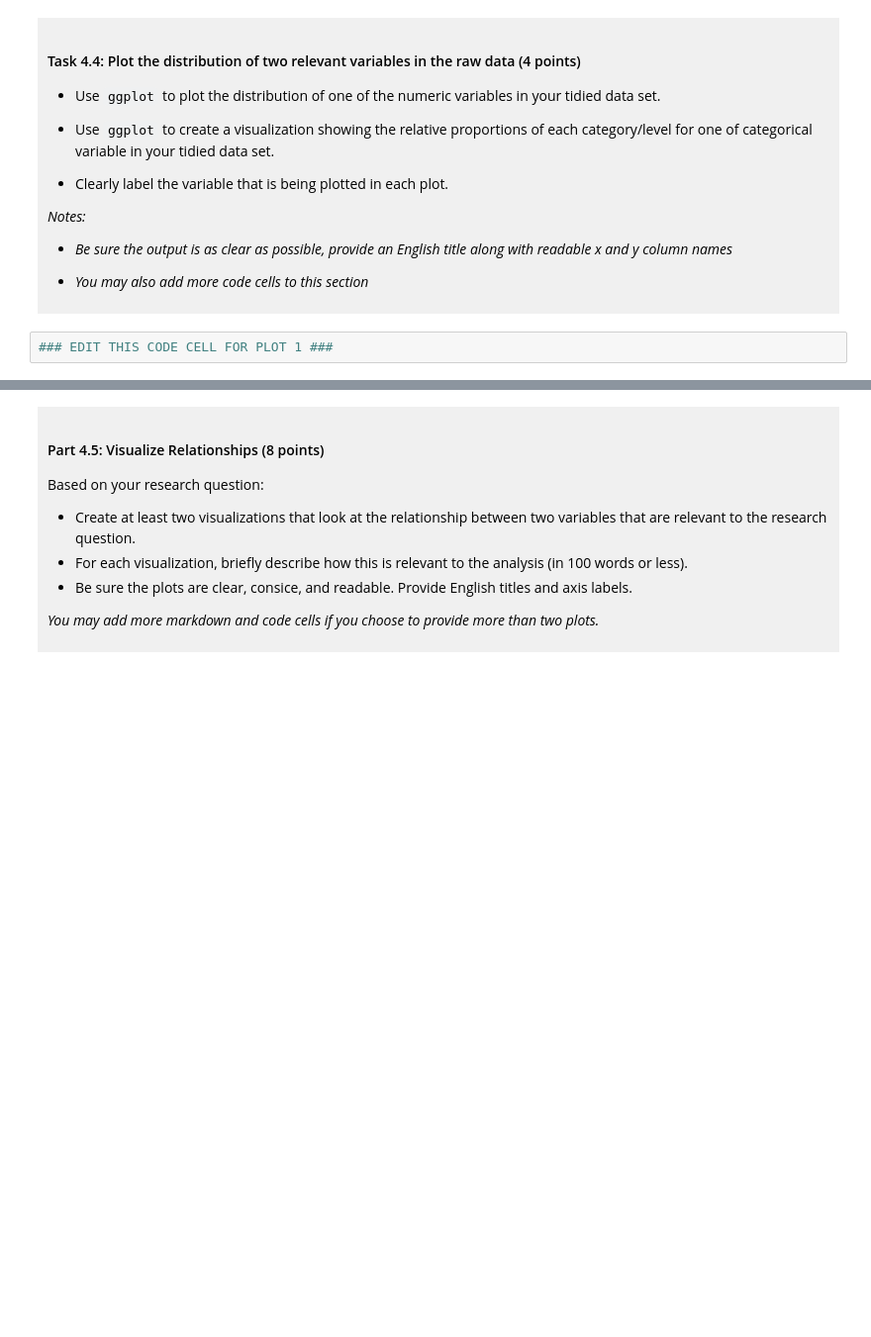
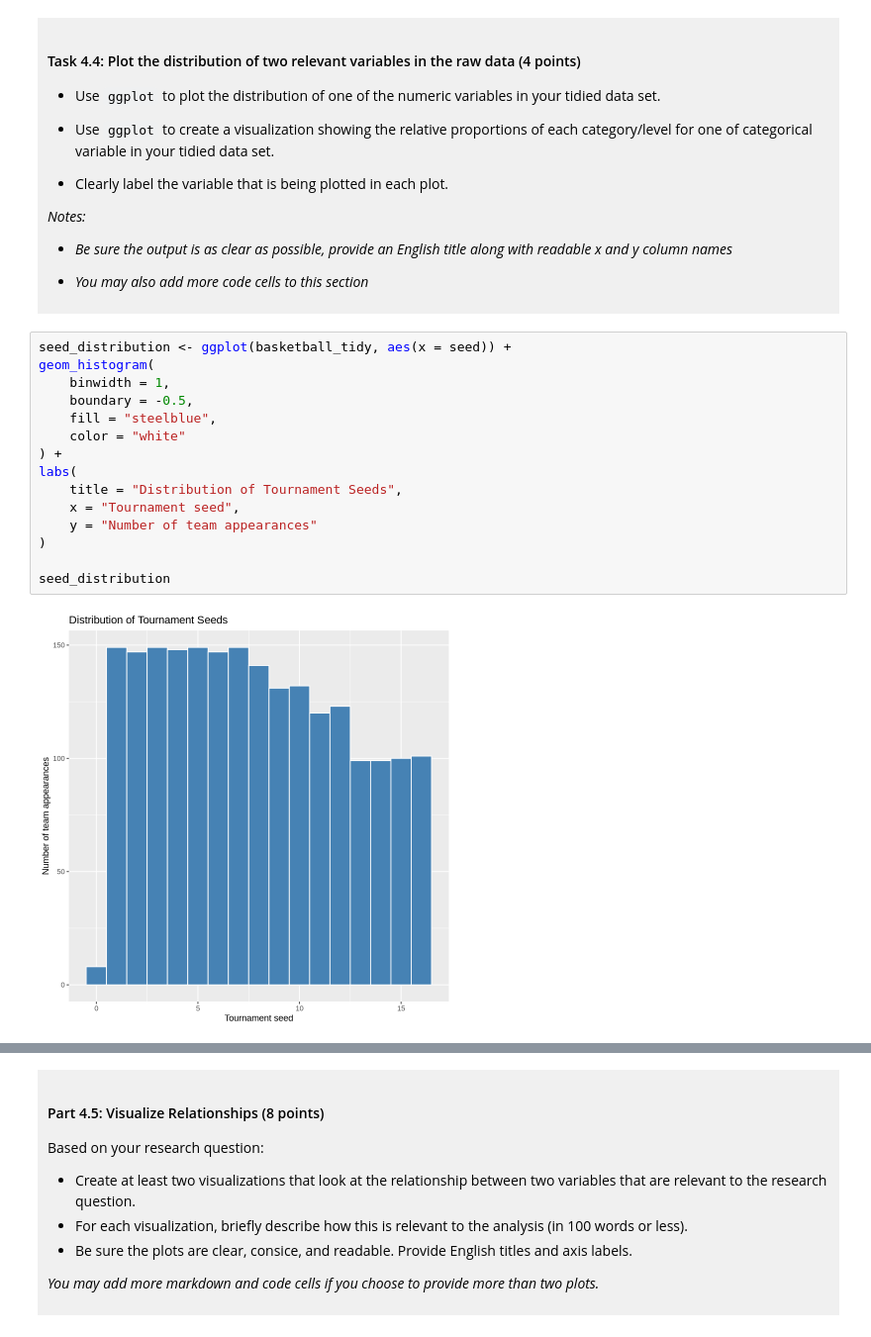
Before and after one commit to ruijinghuang/dsci-100-project-Lillian-huang, a Jupyter notebook: dsci-100-project-notebook.ipynb, the cells around one changed output, grey strips where cells are left out. Shown at 99% size. Drawn from its saved outputs; the diff is of its cells as text; blank space fills up the shorter version.

```diff
--- a/dsci-100-project-notebook.ipynb
+++ b/dsci-100-project-notebook.ipynb
@@ -307,5 +342,20 @@ You will refine your research question (if needed) and produce a tidy data set.
 
 </div>
 # %%
-### EDIT THIS CODE CELL FOR PLOT 1 ###
+seed_distribution <- ggplot(basketball_tidy, aes(x = seed)) +
+geom_histogram(
+    binwidth = 1,
+    boundary = -0.5,
+    fill = "steelblue",
+    color = "white"
+) +
+labs(
+    title = "Distribution of Tournament Seeds",
+    x = "Tournament seed",
+    y = "Number of team appearances"
+)
+
+seed_distribution
+# %% [output]
+[figure, added]
 # %%
```
Also changed, not shown: parts of 11 cells of this notebook.
